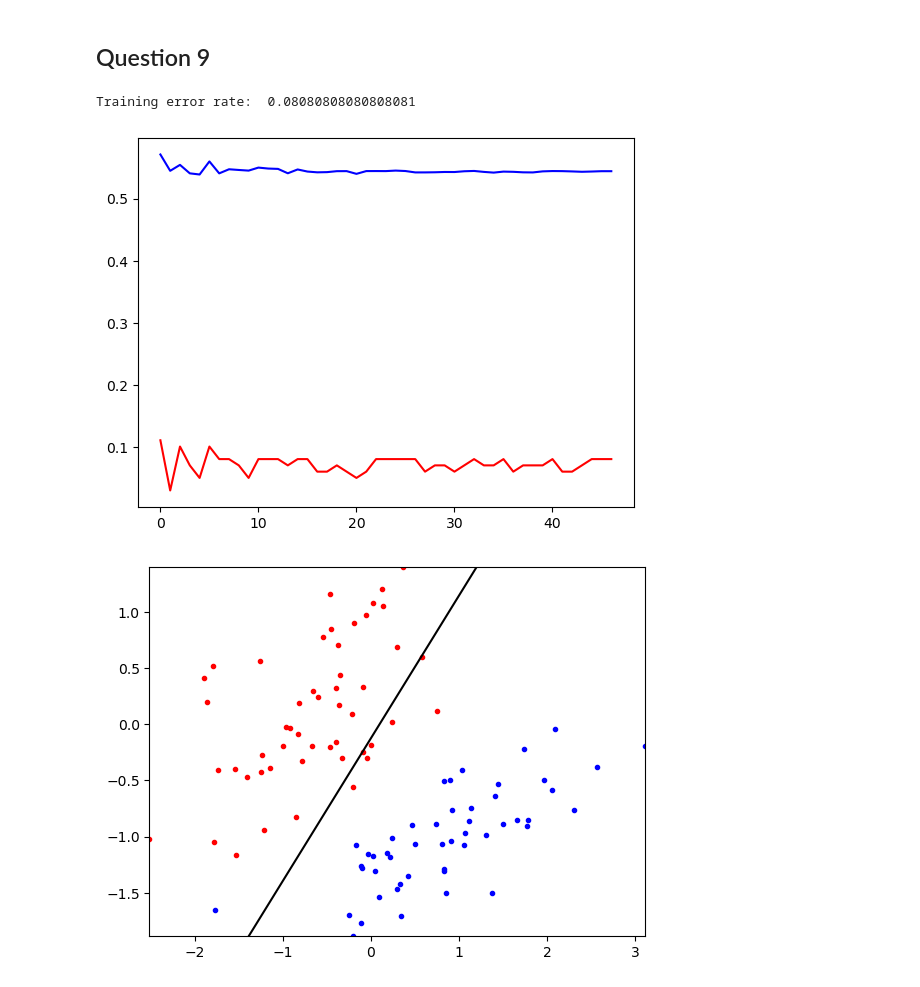
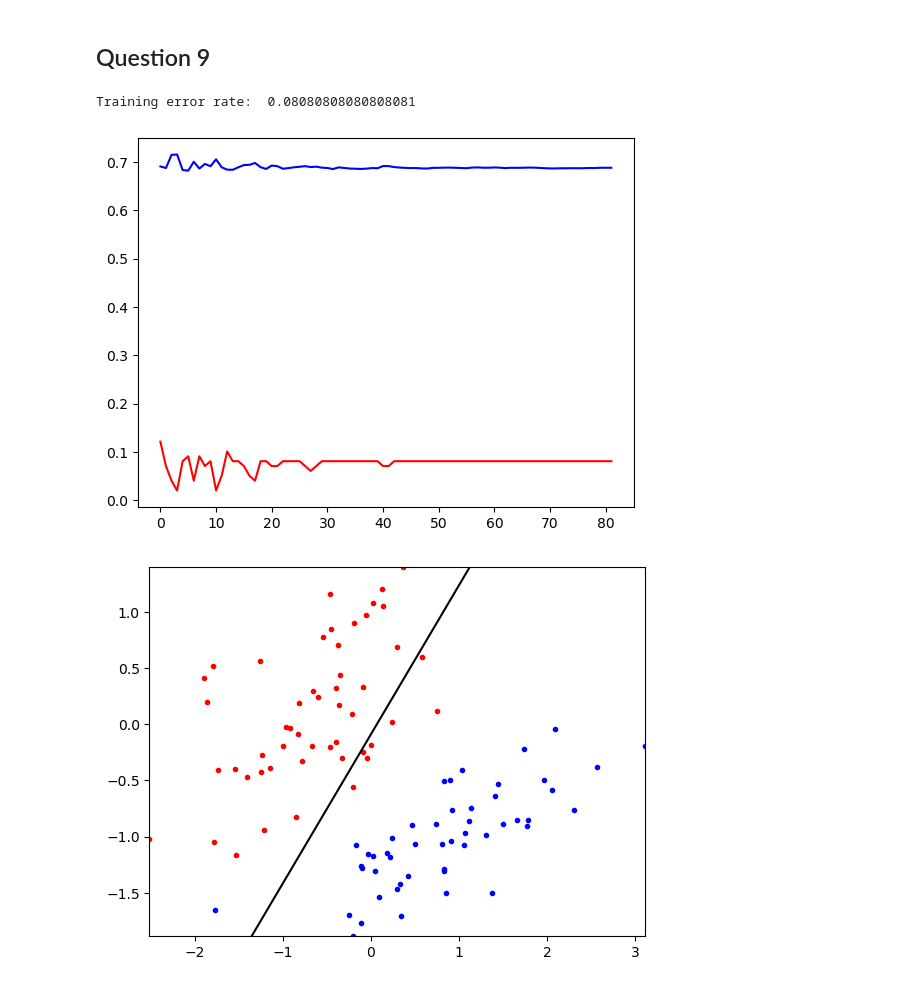
Before and after one commit to HarryXiong24/postgraduate-code-collection, a Jupyter notebook: Winter 2024/ML/hw/hw3/Assigment 3.ipynb, the cells around one changed output. Cells and saved outputs as stored; diff of their text form; code cells hidden in the pictures.

```diff
--- a/Winter 2024/ML/hw/hw3/Assigment 3.ipynb
+++ b/Winter 2024/ML/hw/hw3/Assigment 3.ipynb
@@ -215,7 +217,9 @@ def L1(self, X, Y, initStep=1.0, stopTol=1e-4, stopEpochs=5000, plot=None, alpha
         ## TODO: compute surrogate loss (logistic negative log-likelihood)
         ##  Jsur = sum_i [ (log si) if yi==1 else (log(1-si)) ]
         S = 1.0 / (1.0 + np.exp(-(XX.dot(self.theta))))
-        Jsur = -np.mean(YY * np.log(S) + (1 - YY) * np.log(1 - S))
+        Jsur = -np.mean(YY * np.log(S) + (1 - YY) * np.log(1 - S)) + alpha * np.sum(
+            np.abs(self.theta)
+        )
         Jnll.append(Jsur)  # TODO evaluate the current NLL loss
         plt.pause(0.01)
         # let OS draw the plot
@@ -255,5 +261,5 @@ Training error rate:  0.6363636363636364
 # %%
-# learnerA.regularize_train(XA, YA, initStep=1e-1, stopEpochs=1000, stopTol=1e-5, alpha=10);
-# plt.figure();
-# ml.plotClassify2D(learnerA, XA, YA)
-# print("Training error rate: ",learnerA.err(XA, YA))
+learnerA.regularize_train(XA, YA, initStep=1e-1, stopEpochs=1000, stopTol=1e-5, alpha=5)
+plt.figure()
+ml.plotClassify2D(learnerA, XA, YA)
+print("Training error rate: ", learnerA.err(XA, YA))
@@ -298,7 +309,9 @@ def L2(self, X, Y, initStep=1.0, stopTol=1e-4, stopEpochs=5000, plot=None, alpha
         ## TODO: compute surrogate loss (logistic negative log-likelihood)
         ##  Jsur = sum_i [ (log si) if yi==1 else (log(1-si)) ]
         S = 1.0 / (1.0 + np.exp(-(XX.dot(self.theta))))
-        Jsur = -np.mean(YY * np.log(S) + (1 - YY) * np.log(1 - S))
+        Jsur = -np.mean(YY * np.log(S) + (1 - YY) * np.log(1 - S)) + alpha * np.sum(
+            np.square(self.theta)
+        )
         Jnll.append(Jsur)  # TODO evaluate the current NLL loss
         plt.pause(0.01)
         # let OS draw the plot
@@ -322,17 +335,17 @@ def L2(self, X, Y, initStep=1.0, stopTol=1e-4, stopEpochs=5000, plot=None, alpha
 # %%
 class myLogistic2(logisticClassify2):  # override methods here for solution doc
     regularize_train = L2
 
 
 learnerA = myLogistic2()
 learnerA.theta = np.array([0.0, 0.0, 0.0])
 learnerA.regularize_train(
-    XA, YA, initStep=1e-1, stopEpochs=1000, stopTol=1e-5, alpha=1.0
+    XA, YA, initStep=1e-1, stopEpochs=1000, stopTol=1e-5, alpha=2.0
 )
 plt.figure()
 ml.plotClassify2D(learnerA, XA, YA)
 print("Training error rate: ", learnerA.err(XA, YA))
 # %% [output]
 Training error rate:  0.08080808080808081
-[figure, old version]
+[figure, new version]
-[figure, old version]
+[figure, new version]
```
Also changed, not shown: parts of 12 cells of this notebook, 1 other file.
